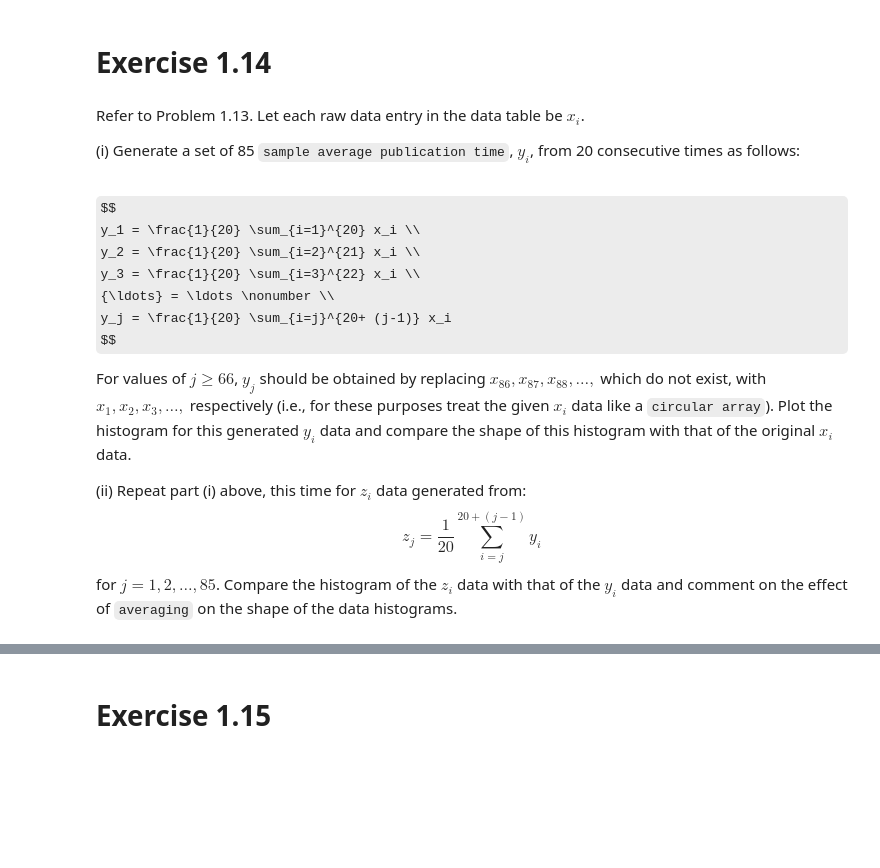
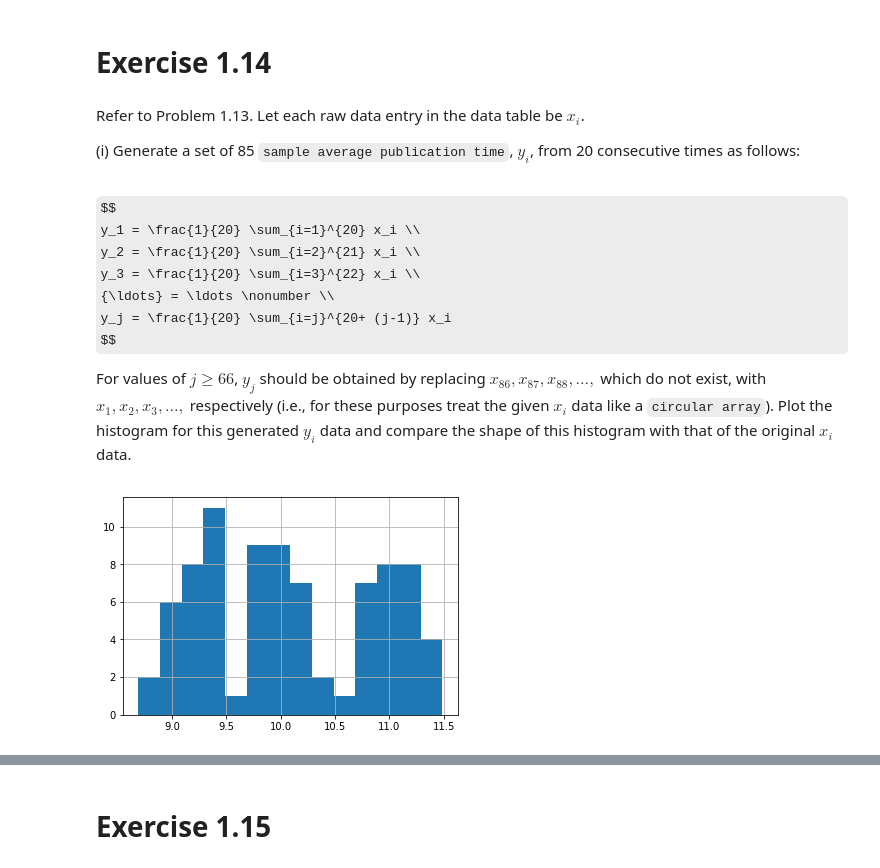
Before and after one commit to ayushi-b/Random_Phenomena_by_Babatunde_Ogunnaike, a Jupyter notebook: Chapter 1/Chapter 1.ipynb, the cells around one changed output, grey strips where cells are left out. Saved outputs shown, nothing was run; the diff lists cells and outputs as text; code cells hidden in the pictures; some formulas as TeX source; blank space fills up the shorter version.

```diff
--- a/Chapter 1/Chapter 1.ipynb
+++ b/Chapter 1/Chapter 1.ipynb
@@ -684,0 +706,28 @@ The data set in the table for this problem is the time (in months) from receipt
+# %%
+total_papers = prob1_13.shape[0]
+
+prob13_hist = pd.DataFrame(hist_data[0], columns=['frequency'])
+
+prob13_hist['interval_start'] = hist_data[1][:-1]
+prob13_hist['interval_stop'] = hist_data[1][1:]
+
+print(prob13_hist)
+
+most_popular = prob13_hist.iloc[prob13_hist.frequency.values.argmax()]
+
+print("\n\nThe most popular time-to-publication is between {} to {} months. In the data given above {} papers (about {}%) \
+got published within this time.".format(
+    most_popular['interval_start'].round(),
+    most_popular['interval_stop'].round(),
+    most_popular['frequency'],
+    (most_popular['frequency']*100/total_papers).round(),
+))
+
+
+longer_pub_time = prob13_hist[prob13_hist['interval_start'] >= most_popular['interval_stop']]
+longer_pub_time_precentage = longer_pub_time['frequency'].sum()*100/total_papers
+
+print("\n{}% papers took longer than {} months to publish.".format(
+    longer_pub_time_precentage.round(),
+    most_popular['interval_stop'].round(),
+))
@@ -700,12 +767,22 @@ For values of $j \geq 66$, $y_j$ should be obtained by replacing $x_{86},
 x_{87}, x_{88}, \ldots, $  which do not exist,  with $x_1, x_2, x_3, \ldots, $
 respectively (i.e., for these purposes treat the given $x_i$ data like a
 `circular array`).  Plot the histogram for this generated $y_i$ data and compare the shape of this histogram with that of the original $x_i$ data.
-
-
-(ii) Repeat part (i) above, this time for $z_i$ data generated from:
-$$
-z_j  =  \frac{1}{20} \sum_{i=j}^{20+ (j-1)} y_i
-$$
-for $j=1,2, \ldots, 85$.  Compare the histogram of the $z_i$ data with that of
-the $y_i$ data and comment on the effect of `averaging` on the shape of the
-data histograms.
+# %%
+Yj = []
+
+window = 20
+for i in range(total_papers):
+    j = i + window
+    if j > total_papers:
+        avg = prob1_13.JanPapers[i:total_papers].sum()
+        avg += prob1_13.JanPapers[:j-total_papers].sum()
+    else:
+        avg = prob1_13.JanPapers[i:j].sum()
+
+    Yj.append(avg/window)
+
+hist_data = plt.hist(Yj, bins=np.arange(min(Yj), max(Yj), 0.2))
+plt.grid(True)
+plt.show()
+# %% [output]
+[figure, added]
```
Also changed, not shown: parts of 21 cells of this notebook.
